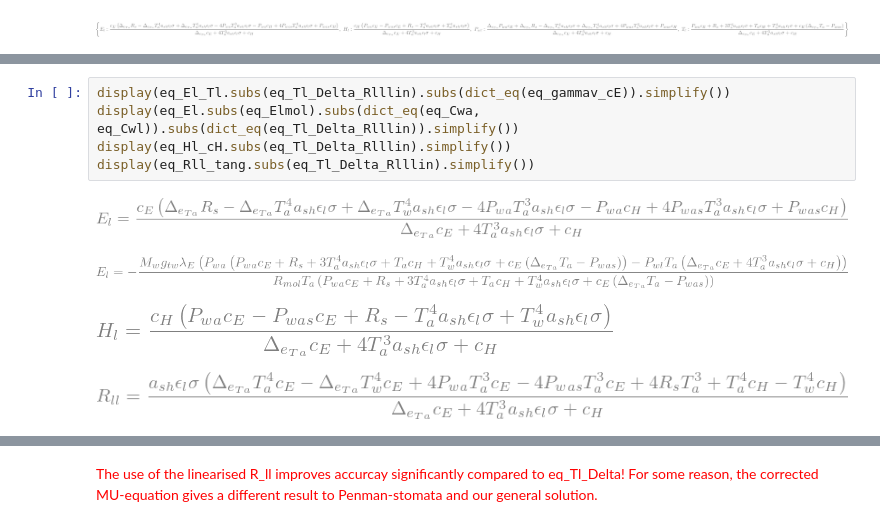
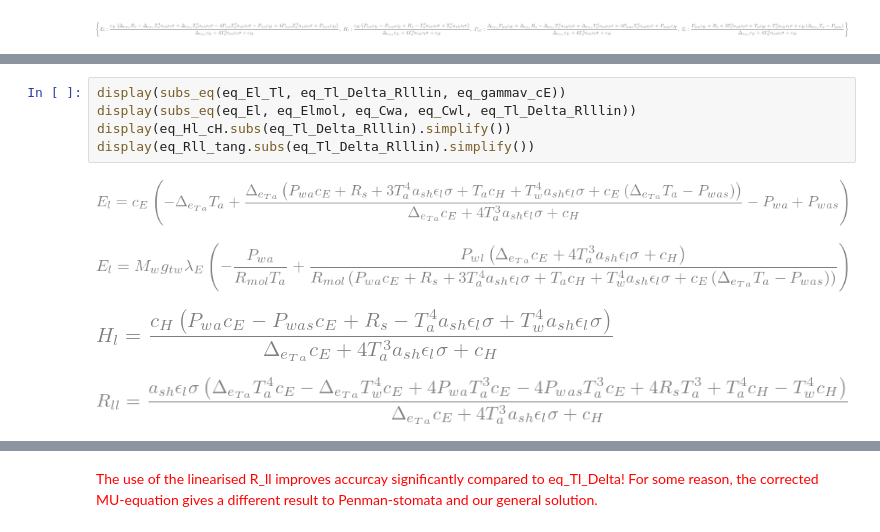
Before and after one commit to schymans/ESSM_jupyter_examples, a Jupyter notebook: E_PM_eqs_essm.ipynb, the cells around one changed output, grey strips where cells are left out. Saved outputs shown, nothing was run; the diff lists cells and outputs as text.

```diff
--- a/E_PM_eqs_essm.ipynb
+++ b/E_PM_eqs_essm.ipynb
@@ -2242,11 +1862,11 @@ eq_Tl_Delta_Rlllin = type('eq_Tl_Delta_Rlllin', (Equation,), {'__doc__': '', 'ex
 [figure]
 # %%
-display(eq_El_Tl.subs(eq_Tl_Delta_Rlllin).subs(dict_eq(eq_gammav_cE)).simplify())
-display(eq_El.subs(eq_Elmol).subs(dict_eq(eq_Cwa, eq_Cwl)).subs(dict_eq(eq_Tl_Delta_Rlllin)).simplify())
+display(subs_eq(eq_El_Tl, eq_Tl_Delta_Rlllin, eq_gammav_cE))
+display(subs_eq(eq_El, eq_Elmol, eq_Cwa, eq_Cwl, eq_Tl_Delta_Rlllin))
 display(eq_Hl_cH.subs(eq_Tl_Delta_Rlllin).simplify())
 display(eq_Rll_tang.subs(eq_Tl_Delta_Rlllin).simplify())
 # %% [output]
-[figure, old version]
+[figure, new version]
-[figure, old version]
+[figure, new version]
 [figure]
 [figure]
```
Also changed, not shown: parts of 116 cells of this notebook, 1 other file.
